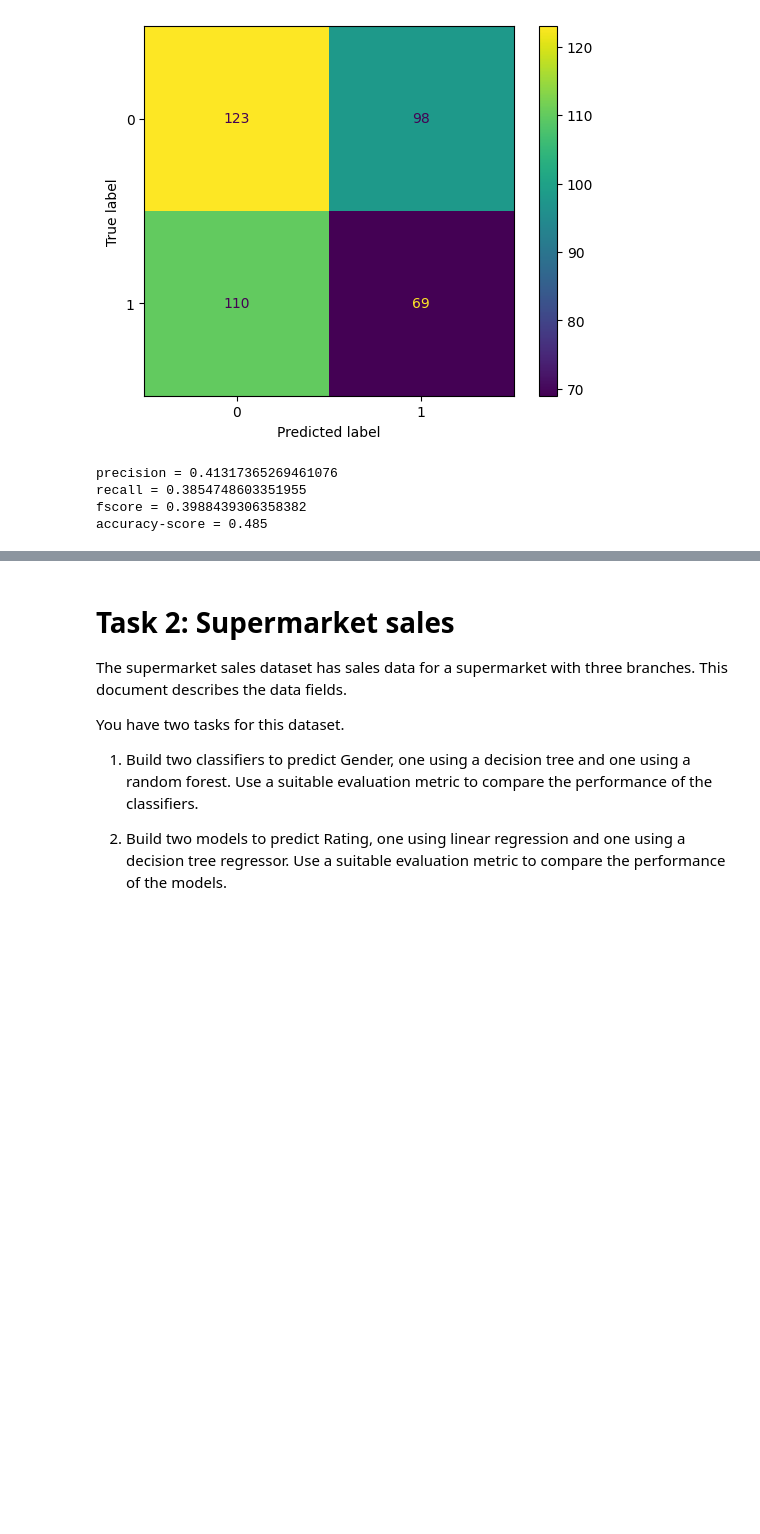
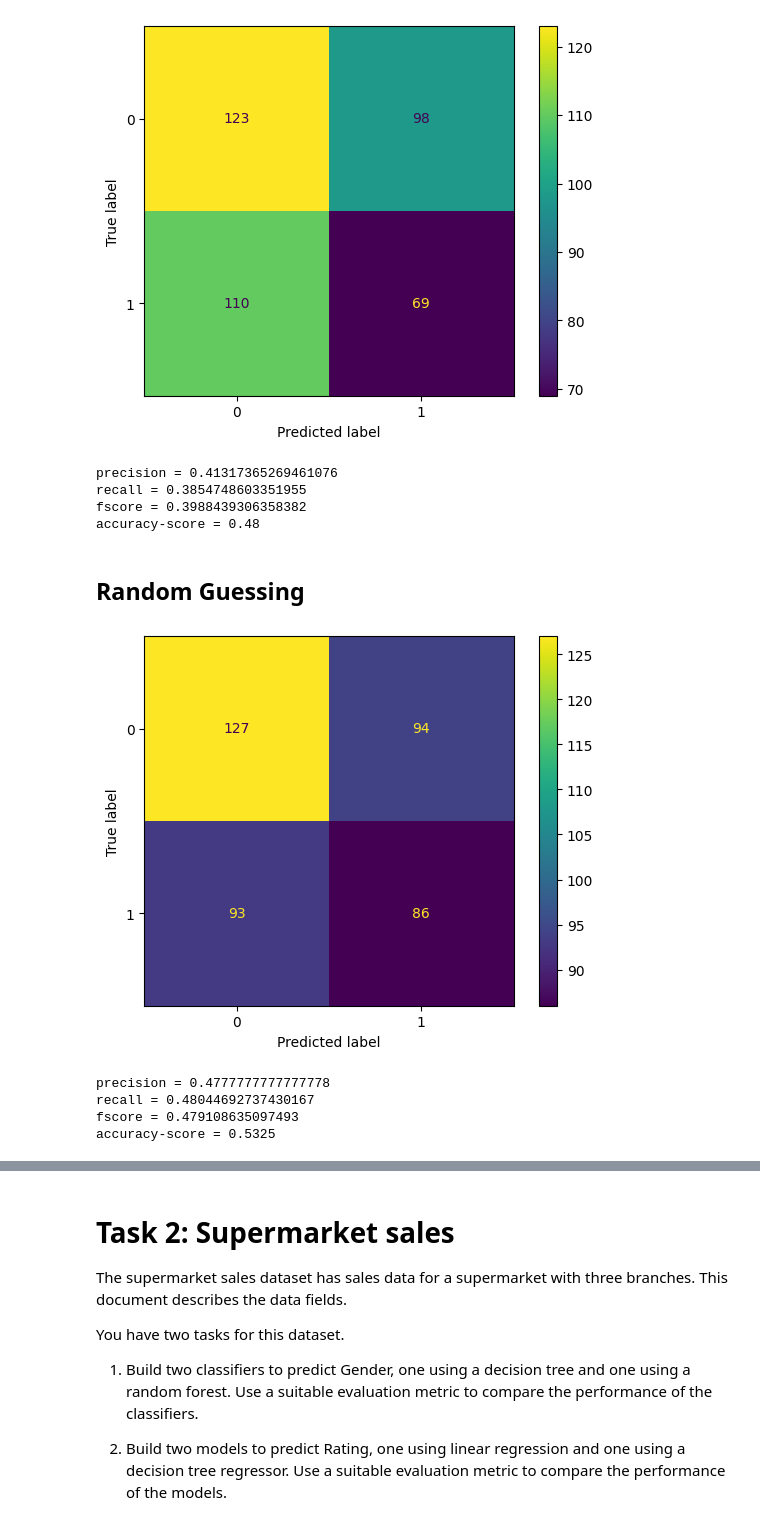
Before and after one commit to Gauranga2022/DMML-Course-CMI-2023-25, a Jupyter notebook: DMML_assignment_1.ipynb, the cells around one changed output, grey strips where cells are left out. Saved outputs shown, nothing was run; the diff lists cells and outputs as text; code cells hidden in the pictures; blank space fills up the shorter version.

```diff
--- a/DMML_assignment_1.ipynb
+++ b/DMML_assignment_1.ipynb
@@ -359,11 +416,13 @@ ConfusionMatrixDisplay(confusion_matrix=cm).plot();
 [figure]
 # %%
 l = ['precision', 'recall', 'fscore', 'accuracy-score'] #find the precision, recall and fscore of the best model
-scores = [precision_score(Y_test, Y_pred),recall_score(Y_test, Y_pred), f1_score(Y_test, Y_pred), accuracy_score(Y_test, y_pred)]
+scores = [precision_score(Y_test, Y_pred),recall_score(Y_test, Y_pred), f1_score(Y_test, Y_pred), accuracy_score(Y_test, Y_pred)]
 for i in range(4):
   print(l[i], '=', scores[i])
 # %% [output]
 precision = 0.41317365269461076
 recall = 0.3854748603351955
 fscore = 0.3988439306358382
-accuracy-score = 0.485
+accuracy-score = 0.48
+# %% [markdown]
+## Random Guessing
@@ -370,3 +431,18 @@ accuracy-score = 0.485
+# %%
+cm = confusion_matrix(Y_test, Y_rand_pred)
+ConfusionMatrixDisplay(confusion_matrix=cm).plot();
+# %% [output]
+[figure, added]
+# %%
+l = ['precision', 'recall', 'fscore', 'accuracy-score'] #find the precision, recall and fscore of the best model
+scores = [precision_score(Y_test, Y_rand_pred),recall_score(Y_test, Y_rand_pred), f1_score(Y_test, Y_rand_pred), accuracy_score(Y_test, Y_rand_pred)]
+for i in range(4):
+  print(l[i], '=', scores[i])
+# %% [output]
+precision = 0.4777777777777778
+recall = 0.48044692737430167
+fscore = 0.479108635097493
+accuracy-score = 0.5325
 # %% [markdown]
 ## Best accuracy scores:
 1. Random Forest: Best accuracy-score = 0.485 #fast
```
Also changed, not shown: parts of 33 cells of this notebook.
